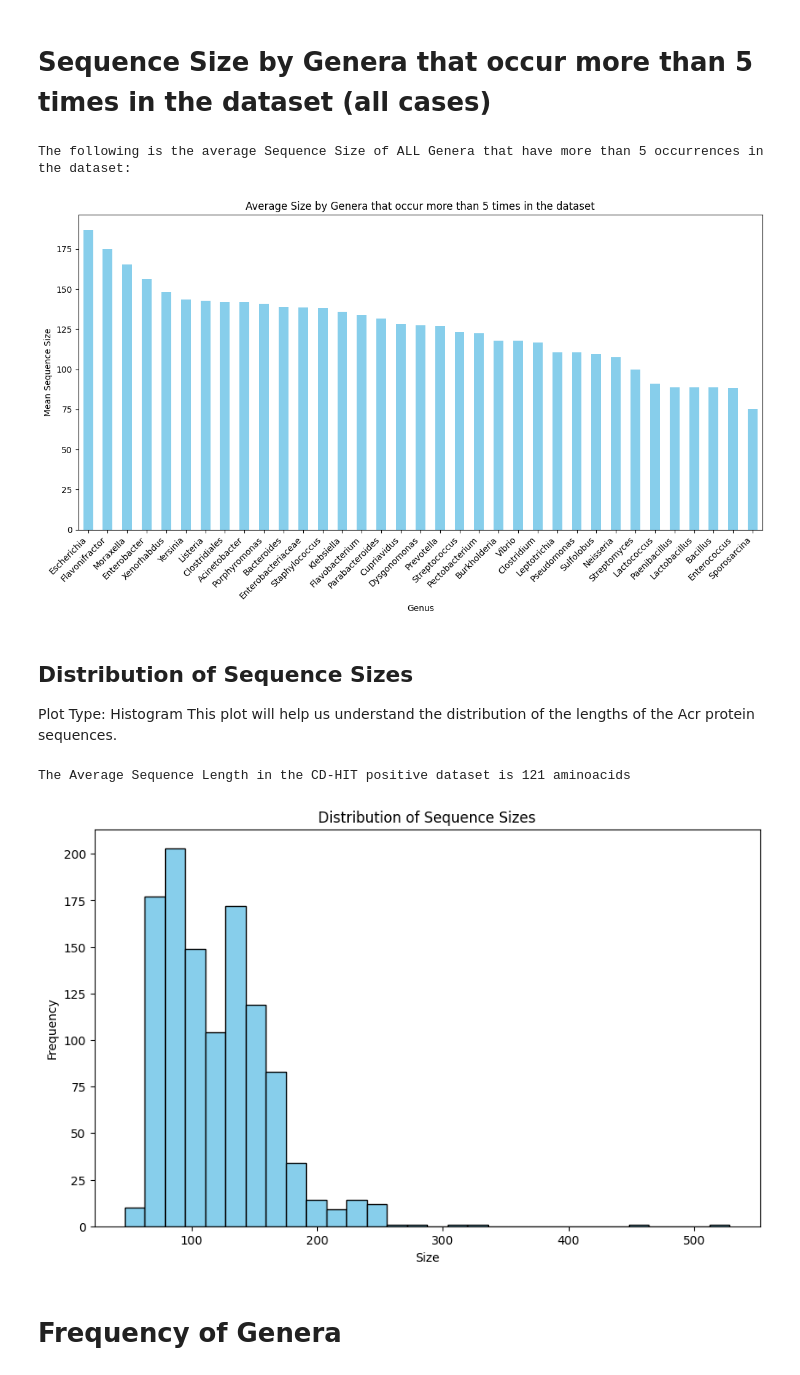
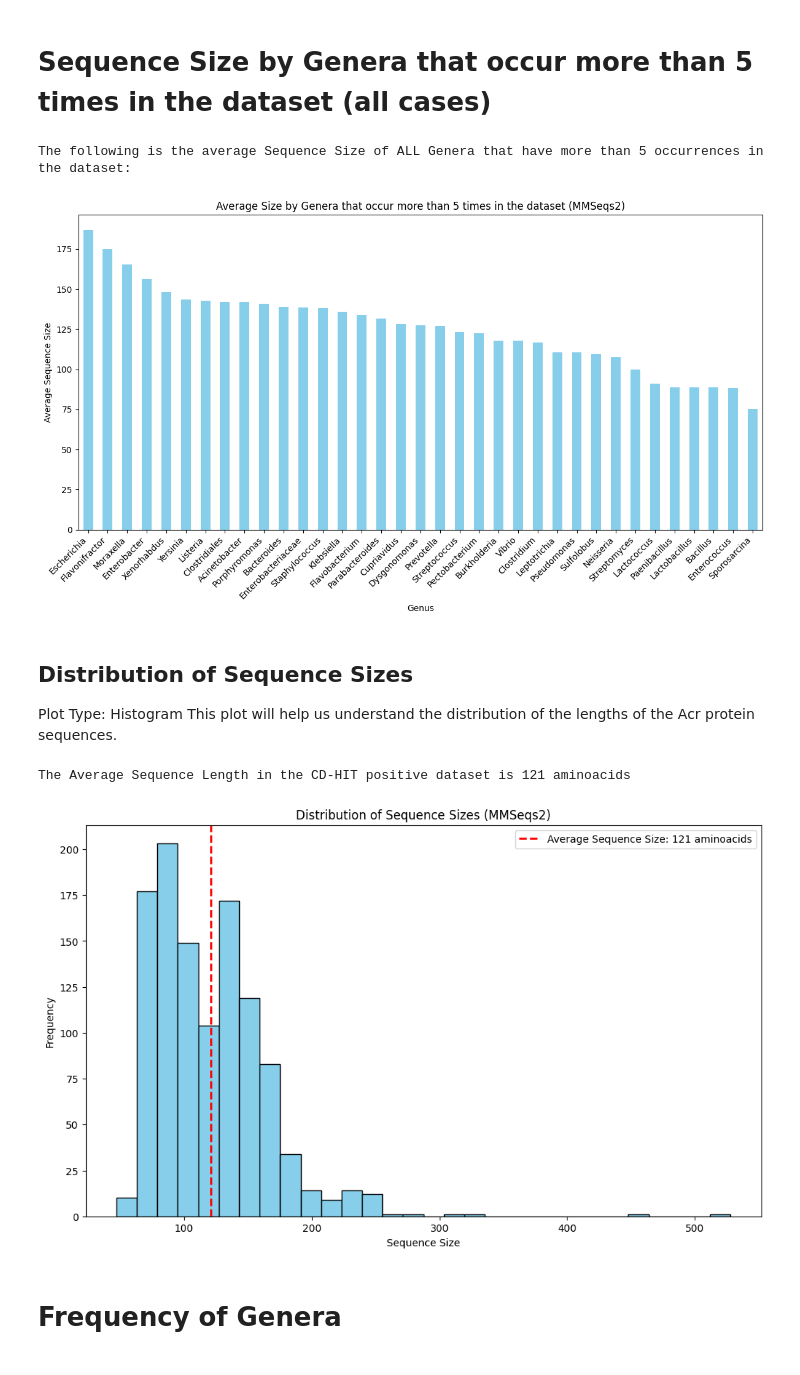
Before and after one commit to ChristianNeitzel/Projeto-Bioinf-PhageAcr, a Jupyter notebook: 3b_code_positive_dataset_mmseqs_analysis.ipynb, the cells around one changed output. Drawn from its saved outputs; the diff is of its cells as text; code cells hidden in the pictures.

```diff
--- a/3b_code_positive_dataset_mmseqs_analysis.ipynb
+++ b/3b_code_positive_dataset_mmseqs_analysis.ipynb
@@ -209,32 +209,38 @@ top_genus_mean_size = genus_mean_size.head(260)
 print('The following is the average Sequence Size of ALL Genera that have more than 5 occurrences in the dataset:')
 plt.figure(figsize=(12, 7))
 top_genus_mean_size.plot(kind='bar', color='skyblue')
-plt.title('Average Size by Genera that occur more than 5 times in the dataset')
+plt.title('Average Size by Genera that occur more than 5 times in the dataset (MMSeqs2)')
 plt.xlabel('Genus')
-plt.ylabel('Mean Sequence Size')
+plt.ylabel('Average Sequence Size')
 plt.xticks(rotation=45, ha='right')
 plt.tight_layout()
 plt.show()
 # %% [output]
 The following is the average Sequence Size of ALL Genera that have more than 5 occurrences in the dataset:
-[figure, old version]
+[figure, new version]
 # %% [markdown]
 ## Distribution of Sequence Sizes
 Plot Type: Histogram
 This plot will help us understand the distribution of the lengths of the Acr protein sequences.
 # %%
-print(f'The Average Sequence Length in the CD-HIT positive dataset is {round(df_mmseqs['Size'].mean())} aminoacids')
+# Calculate the mean sequence size
+mean_size = round(df_mmseqs['Size'].mean())
+
+# Print the average sequence length
+print(f'The Average Sequence Length in the CD-HIT positive dataset is {mean_size} aminoacids')
 
 # Plotting
-plt.figure(figsize=(10, 6))
+plt.figure(figsize=(12, 7))
 plt.hist(df_mmseqs['Size'], bins=30, color='skyblue', edgecolor='black')
-plt.title('Distribution of Sequence Sizes')
-plt.xlabel('Size')
+plt.axvline(mean_size, color='red', linestyle='--', linewidth=2, label=f'Average Sequence Size: {mean_size} aminoacids')
+plt.title('Distribution of Sequence Sizes (MMSeqs2)')
+plt.xlabel('Sequence Size')
 plt.ylabel('Frequency')
+plt.legend()
 plt.show()
 # %% [output]
 The Average Sequence Length in the CD-HIT positive dataset is 121 aminoacids
-[figure, old version]
+[figure, new version]
 # %% [markdown]
 # Frequency of Genera
 # %%
```
Also changed, not shown: parts of 4 cells of this notebook, 3 other files.
